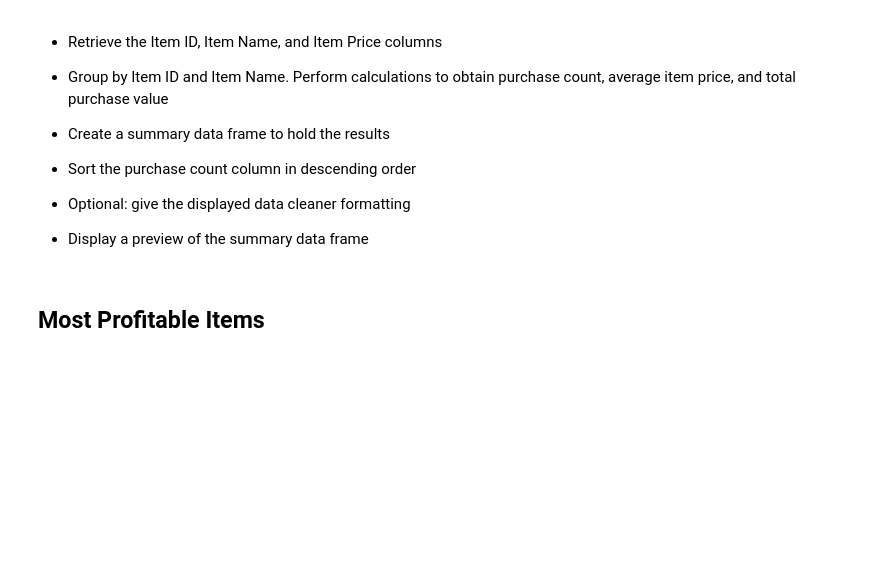
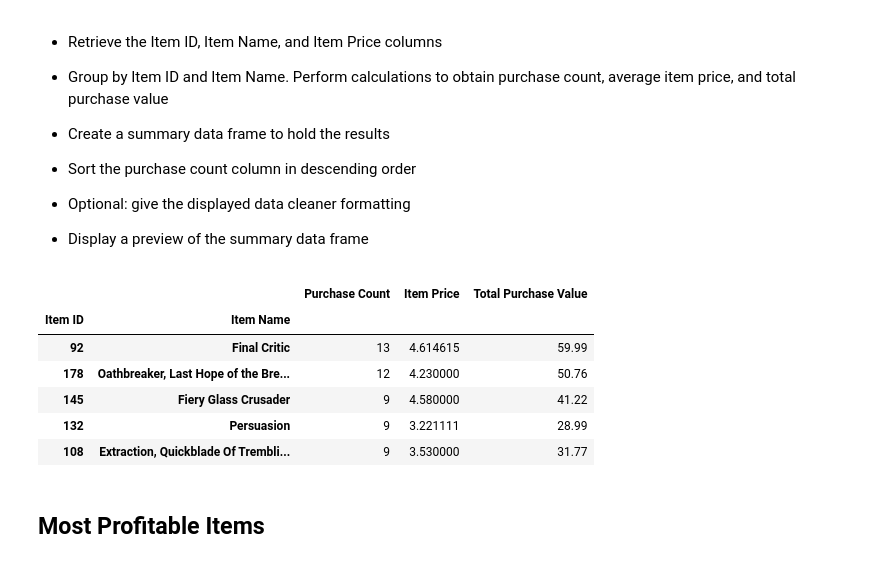
Before and after one commit to i-am-phoenix/heroe_of_pymoli_game_analysis, a Jupyter notebook: HeroesOfPymoli/HeroesOfPymoli_starter.ipynb, the cells around one changed output. Drawn from its saved outputs; the diff is of its cells as text; code cells hidden in the pictures; blank space fills up the shorter version.

Commit message:
Implemented identification of Most Popular Items

```diff
--- a/HeroesOfPymoli/HeroesOfPymoli_starter.ipynb
+++ b/HeroesOfPymoli/HeroesOfPymoli_starter.ipynb
@@ -319,6 +322,35 @@ top_spenders_smry
 
 
 * Display a preview of the summary data frame
+# %%
+# getrieving the Item ID, Item Name, and Item Price columns
+most_pop_data=purchase_data[['Item ID','Item Name','Price']]
+
+# grouping by Item ID and Item Name
+grp_most_pop_data=most_pop_data.groupby(['Item ID','Item Name'])
+
+# defining data dictionary for summary statistics
+most_pop_dic={
+                    "Purchase Count" : grp_most_pop_data['Price'].count(),
+                    "Item Price" : grp_most_pop_data['Price'].mean(),
+                    "Total Purchase Value" : grp_most_pop_data['Price'].sum()
+}
+
+# converting dictionary to data frame
+most_pop_smry=pd.DataFrame(most_pop_dic).sort_values(['Purchase Count'], ascending=False).head(5)
+most_pop_smry['Purchase Count']=most_pop_smry['Purchase Count'].map("${:,.2f}".format)
+most_pop_smry['Total Purchase Value']=most_pop_smry['Total Purchase Value'].map("${:,.2f}".format)
+
+# adjusting formatting
+most_pop_smry
+# %% [output]
+|  |  | Purchase Count | Item Price | Total Purchase Value |
+| Item ID | Item Name |  |  |  |
+| 92 | Final Critic | 13 | 4.614615 | 59.99 |
+| 178 | Oathbreaker, Last Hope of the Bre... | 12 | 4.230000 | 50.76 |
+| 145 | Fiery Glass Crusader | 9 | 4.580000 | 41.22 |
+| 132 | Persuasion | 9 | 3.221111 | 28.99 |
+| 108 | Extraction, Quickblade Of Trembli... | 9 | 3.530000 | 31.77 |
 # %% [markdown]
 ## Most Profitable Items
 # %% [markdown]
```
Also changed, not shown: parts of 1 cell of this notebook.
